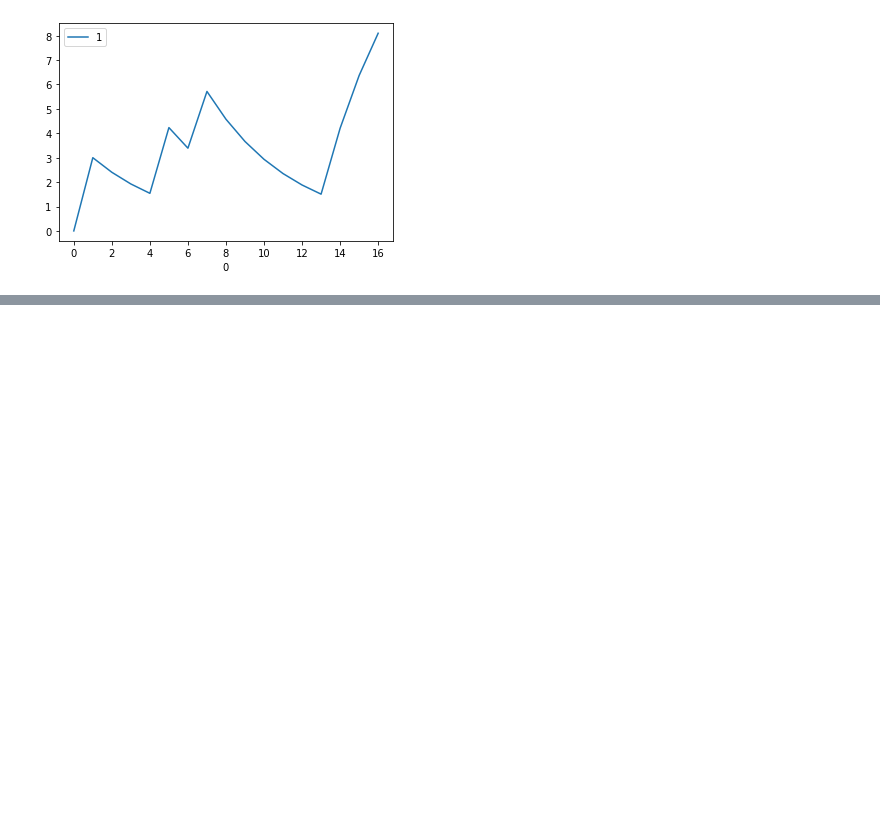
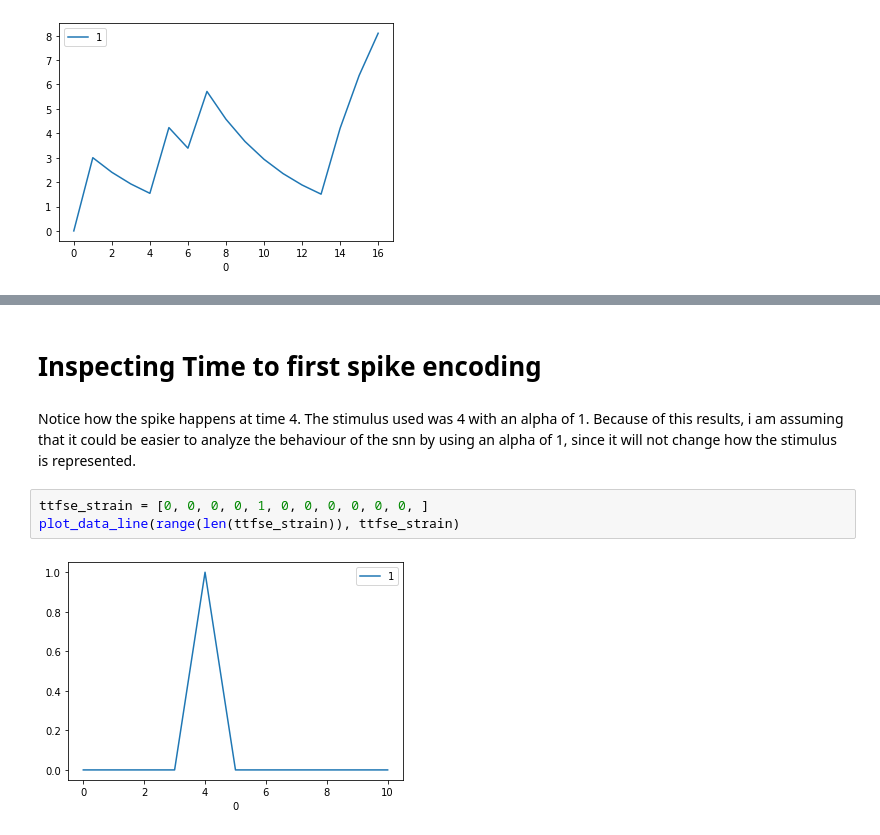
Before and after one commit to aguilarjose11/world_rep_snn, a Jupyter notebook: analysis/analysis_notebook.ipynb, the cells around one changed output, grey strips where cells are left out. Drawn from its saved outputs; the diff is of its cells as text; blank space fills up the shorter version.

Commit message:
Inspect TTFS encoding

```diff
--- a/analysis/analysis_notebook.ipynb
+++ b/analysis/analysis_notebook.ipynb
@@ -76,0 +72,9 @@ plot_data_line(range(len(neuron_psp)), neuron_psp)
+# %% [markdown]
+# Inspecting Time to first spike encoding
+# %% [markdown]
+Notice how the spike happens at time 4. The stimulus used was 4 with an alpha of 1. Because of this results, i am assuming that it could be easier to analyze the behaviour of the snn by using an alpha of 1, since it will not change how the stimulus is represented.
+# %%
+ttfse_strain = [0, 0, 0, 0, 1, 0, 0, 0, 0, 0, 0, ]
+plot_data_line(range(len(ttfse_strain)), ttfse_strain)
+# %% [output]
+[figure, added]
```
Also changed, not shown: parts of 4 cells of this notebook.
